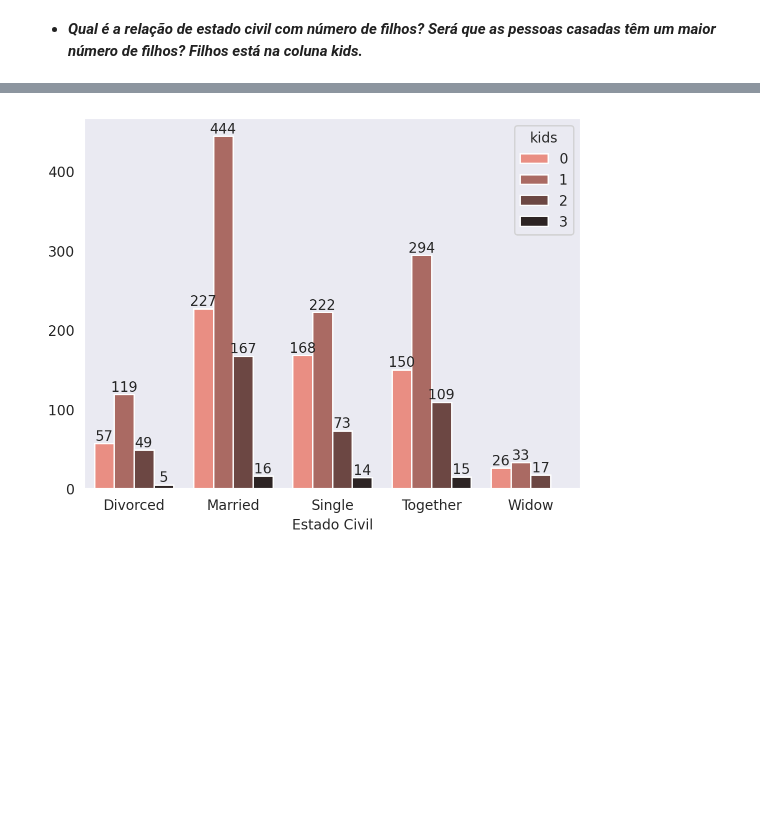
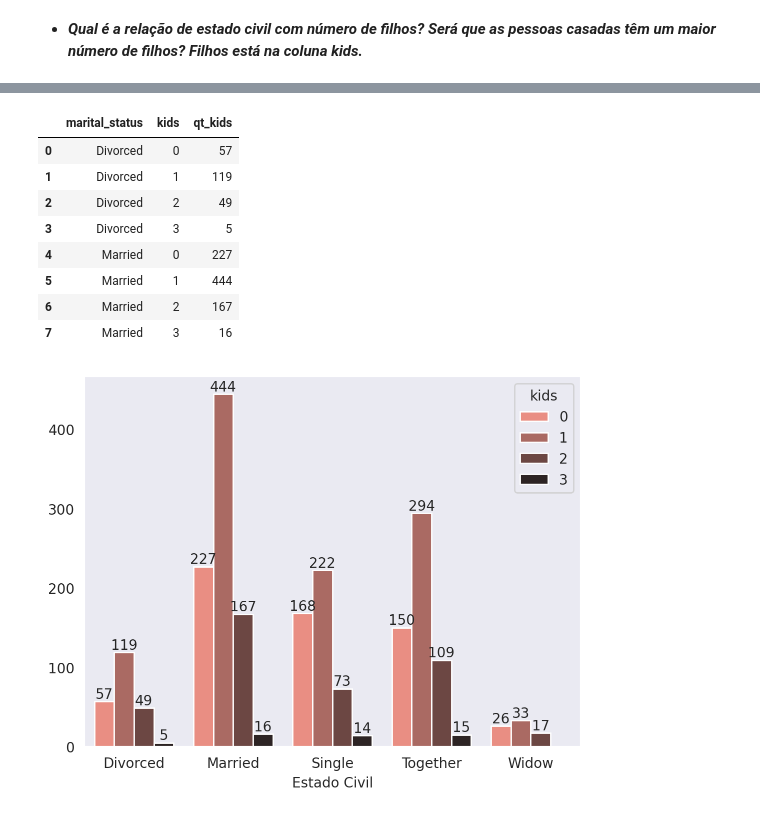
Before and after one commit to Oseiasdfarias/estatistica_do_basico_ao_avancado_EBA, a Jupyter notebook: atividades/1.0_estatistica_descritiva/1.0_Desafio_Ifood.ipynb, the cells around one changed output, grey strips where cells are left out. Drawn from its saved outputs; the diff is of its cells as text; code cells hidden in the pictures; blank space fills up the shorter version.

```diff
--- a/atividades/1.0_estatistica_descritiva/1.0_Desafio_Ifood.ipynb
+++ b/atividades/1.0_estatistica_descritiva/1.0_Desafio_Ifood.ipynb
@@ -280,2 +302,16 @@ marit_status_kids.head()
+# %%
+marit_status_kids = marit_status_kids.rename(columns={'kids': 'qt_kids'})
+marit_status_kids = marit_status_kids.reset_index()
+marit_status_kids.head(8)
+# %% [output]
+|  | marital_status | kids | qt_kids |
+| 0 | Divorced | 0 | 57 |
+| 1 | Divorced | 1 | 119 |
+| 2 | Divorced | 2 | 49 |
+| 3 | Divorced | 3 | 5 |
+| 4 | Married | 0 | 227 |
+| 5 | Married | 1 | 444 |
+| 6 | Married | 2 | 167 |
+| 7 | Married | 3 | 16 |
 # %%
 ax = sns.barplot(data=marit_status_kids,
```
Also changed, not shown: parts of 9 cells of this notebook.
